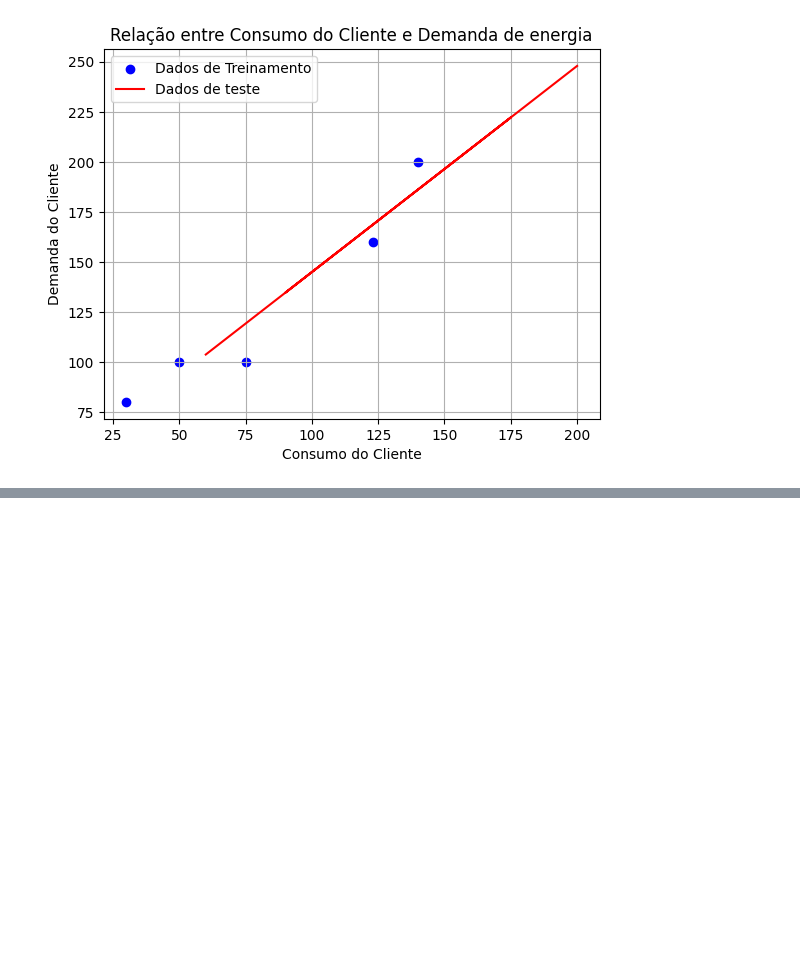
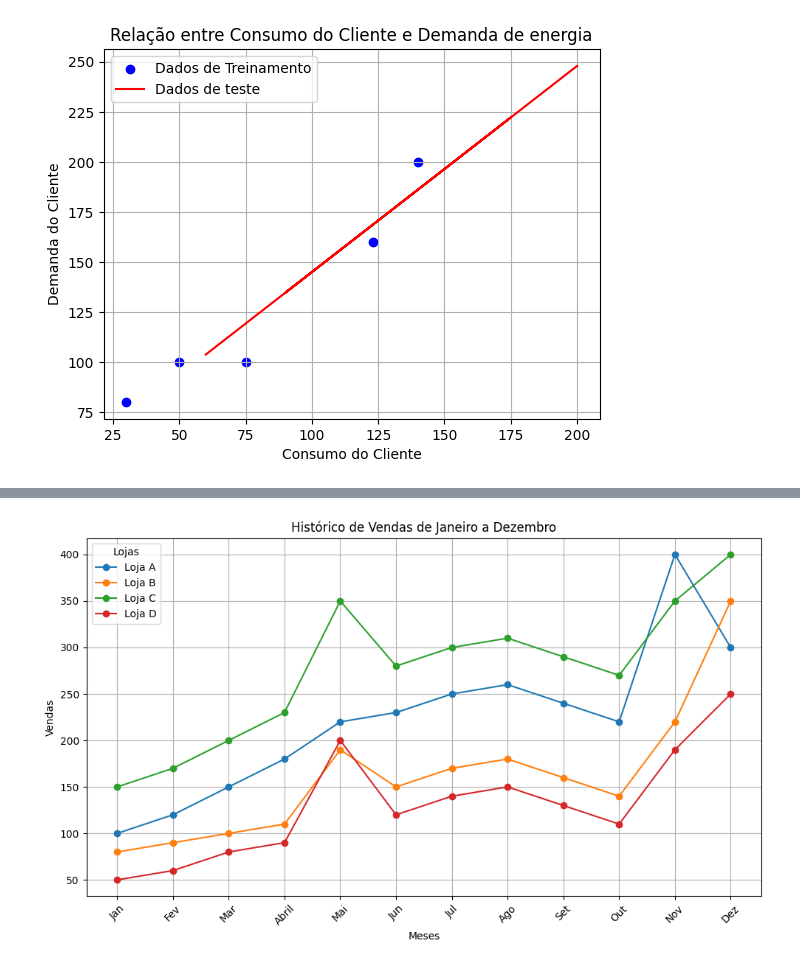
Before and after one commit to Guga-Sistemas/IA-T1, a Jupyter notebook: aula 05/config.ipynb, the cells around one changed output, grey strips where cells are left out. Drawn from its saved outputs; the diff is of its cells as text; code cells hidden in the pictures; blank space fills up the shorter version.

```diff
--- a/aula 05/config.ipynb
+++ b/aula 05/config.ipynb
@@ -183,5 +185,5 @@ df_dados.head()
 # %%
-vendas_2022 = {
+dic_vendas = {
     'Lojas':['A','B','C','D'],
     'Jan': [100, 80, 150, 50],
     'Fev': [120, 90, 170, 60],    'Mar': [150, 100, 200, 80],    'Abr': [180, 110, 230, 90],
@@ -192,6 +194,7 @@ vendas_2022 = {
     'Set': [240, 160, 290, 130],
     'Out': [220, 140, 270, 110],
     'Nov': [400, 220, 350, 190],
-    'Dez': [300, 350, 400, 250]
+    'Dez': [300, 350, 400, 250],
+    'Chave':['AA','BB','CC','DD']
 
     }
@@ -216,0 +201,5 @@ vendas_df_n.head()
+# %%
+df_vendas = pd.DataFrame(dic_vendas)
+df_vendas.head()
+meses = ['Jan', 'Fev', 'Mar', 'Abril', 'Mai', 'Jun', 'Jul', 'Ago', 'Set', 'Out',
+          'Nov', 'Dez']
@@ -216,0 +276,20 @@ vendas_df_n.head()
+# %%
+plt.figure(figsize=(10, 6))
+
+# Iterando por cada loja para plotar seu histórico de vendas
+for i, loja in enumerate(df_vendas['Lojas']):
+    plt.plot(meses, df_vendas.iloc[i, 1:-1], label=f'Loja {loja}', marker='o')
+
+# Adicionando títulos e rótulos
+plt.title('Histórico de Vendas de Janeiro a Dezembro')
+plt.xlabel('Meses')
+plt.ylabel('Vendas')
+plt.legend(title="Lojas")
+plt.grid(True)
+
+# Exibindo o gráfico
+plt.xticks(rotation=45)
+plt.tight_layout()
+plt.show()
+# %% [output]
+[figure, added]
```
Also changed, not shown: parts of 11 cells of this notebook.
